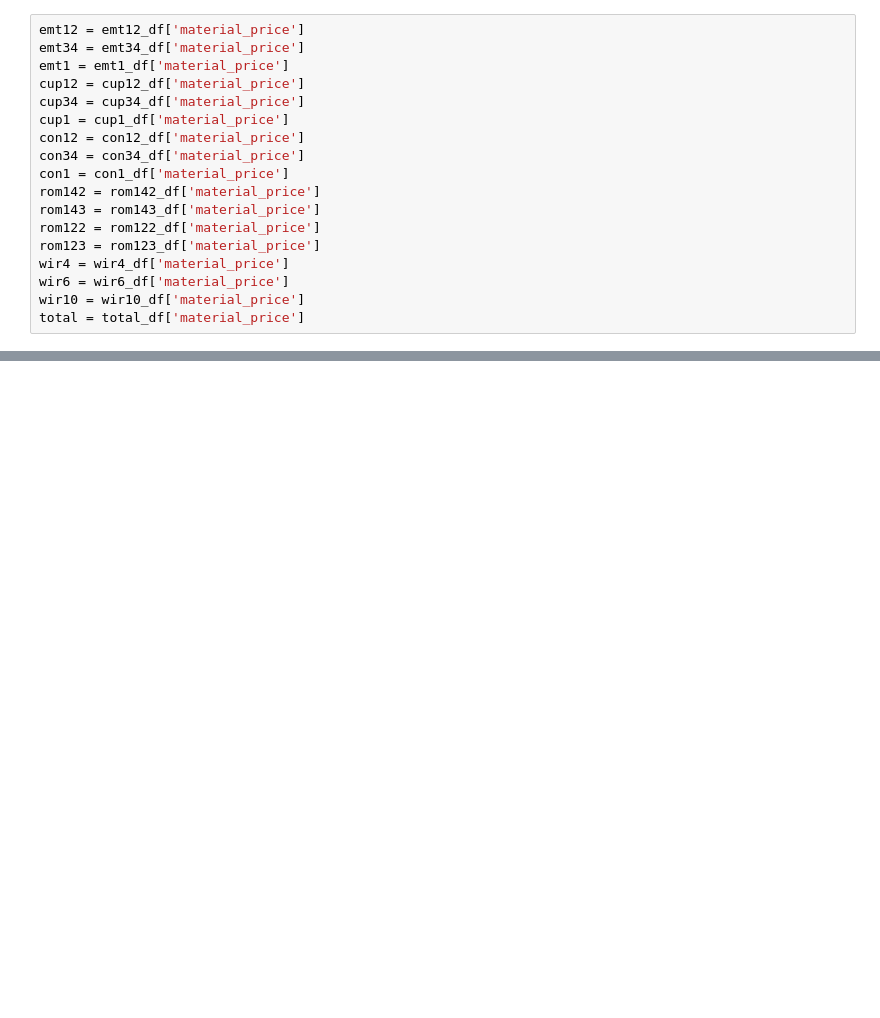
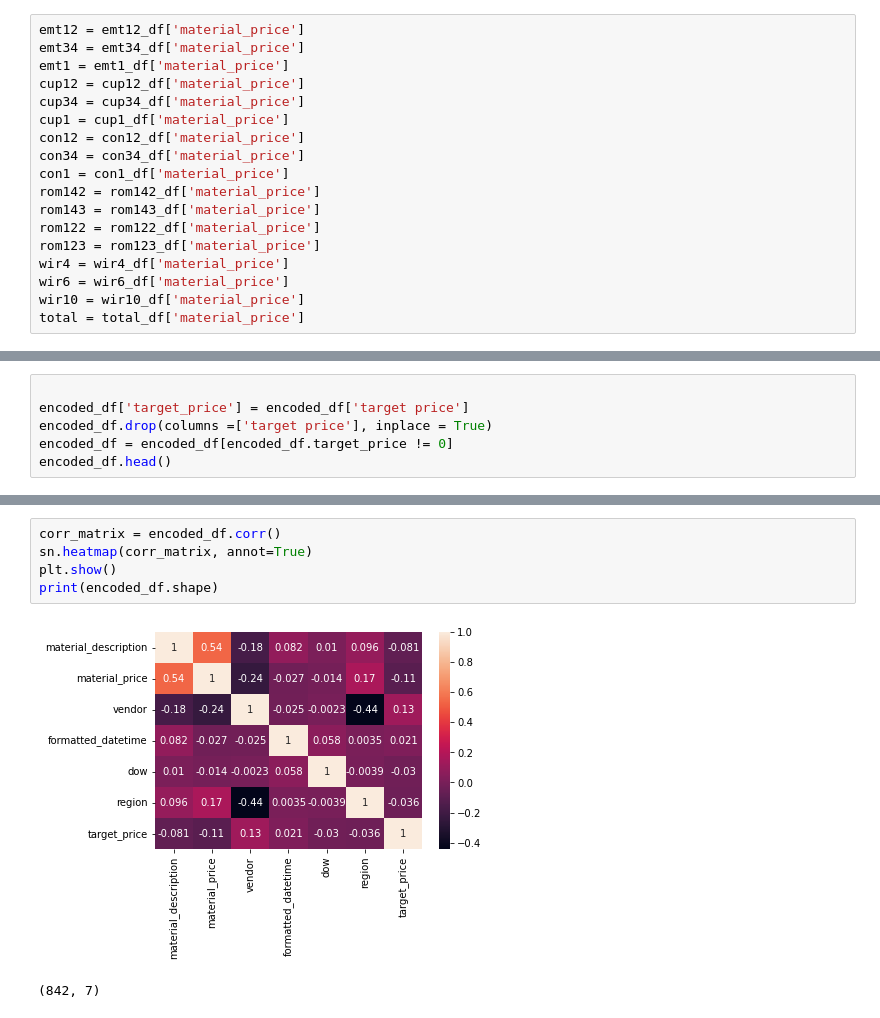
Before and after one commit to thegreatkeej/Estimator_Project, a Jupyter notebook: Resources/Machine_Learning.ipynb, the cells around one changed output, grey strips where cells are left out. Cells and saved outputs as stored; diff of their text form; blank space fills up the shorter version.

```diff
--- a/Resources/Machine_Learning.ipynb
+++ b/Resources/Machine_Learning.ipynb
@@ -291,0 +313,6 @@ plt.show()
+# %%
+
+encoded_df['target_price'] = encoded_df['target price']
+encoded_df.drop(columns =['target price'], inplace = True)
+encoded_df = encoded_df[encoded_df.target_price != 0]
+encoded_df.head()
@@ -291,0 +326,8 @@ plt.show()
+# %%
+corr_matrix = encoded_df.corr()
+sn.heatmap(corr_matrix, annot=True)
+plt.show()
+print(encoded_df.shape)
+# %% [output]
+[figure, added]
+(842, 7)
```
Also changed, not shown: parts of 22 cells of this notebook, 39 other files.
